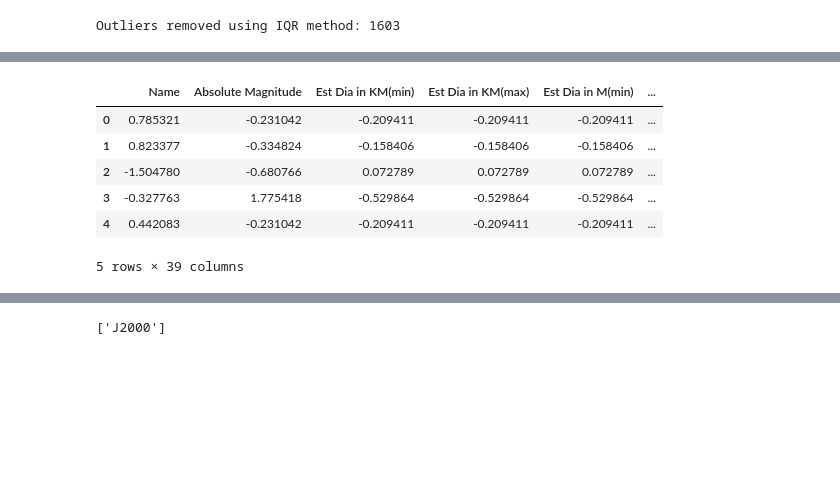
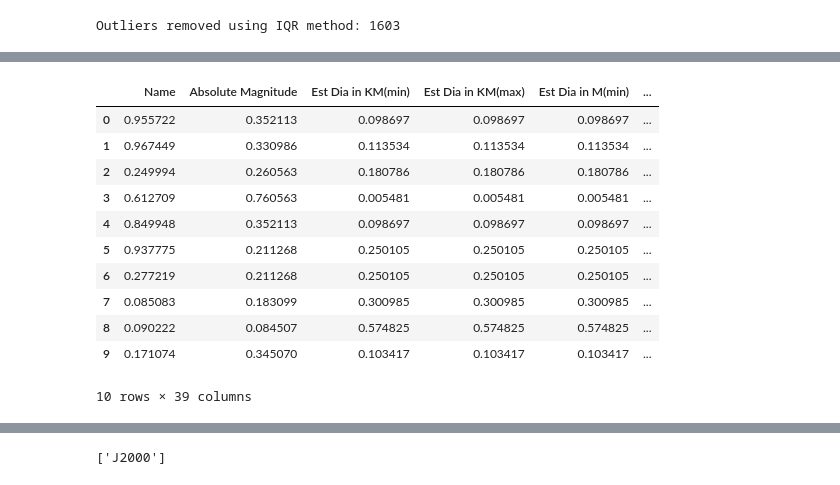
Before and after one commit to PriyanshuRao-code/AI-Lab-Project, a Jupyter notebook: team_24_data_preprocessing.ipynb, the cells around one changed output, grey strips where cells are left out. Drawn from its saved outputs; the diff is of its cells as text; code cells hidden in the pictures; blank space fills up the shorter version.

```diff
--- a/team_24_data_preprocessing.ipynb
+++ b/team_24_data_preprocessing.ipynb
@@ -104,7 +106,13 @@ Outliers removed using IQR method: 1603
 # %%
 from scipy.stats import zscore
 
-z_scores = df.select_dtypes(include=['number']).apply(zscore)
-df_z = df[(z_scores.abs() < 3).all(axis=1)]
-print("Outliers removed using IQR method:", df.shape[0] - df_z.shape[0])
+def remove_outliers_zscore(df_numeric):
+
+    z_scores = df_numeric.apply(zscore)  # Compute Z-scores for all numeric columns
+    df_z = df_numeric[(z_scores.abs() < 3).all(axis=1)]  # Remove rows with Z-score > 3 in any column
+
+    return df_z
+
+df_z = remove_outliers_zscore(df_numeric)
+print("Outliers removed using Z-score method:", df_numeric.shape[0] - df_z.shape[0])
 # %% [output]
@@ -148,15 +192,27 @@ df_minmax.head()
+# %%
+df_minmax_z = normalize_minmax(df_reduced_z,df_non_numeric)
+df_minmax_z.head(10)
+# %% [output]
+|  | Name | Absolute Magnitude | Est Dia in KM(min) | Est Dia in KM(max) | Est Dia in M(min) | ... |
+| 0 | 0.955722 | 0.352113 | 0.098697 | 0.098697 | 0.098697 | ... |
+| 1 | 0.967449 | 0.330986 | 0.113534 | 0.113534 | 0.113534 | ... |
+| 2 | 0.249994 | 0.260563 | 0.180786 | 0.180786 | 0.180786 | ... |
+| 3 | 0.612709 | 0.760563 | 0.005481 | 0.005481 | 0.005481 | ... |
+| 4 | 0.849948 | 0.352113 | 0.098697 | 0.098697 | 0.098697 | ... |
+| 5 | 0.937775 | 0.211268 | 0.250105 | 0.250105 | 0.250105 | ... |
+| 6 | 0.277219 | 0.211268 | 0.250105 | 0.250105 | 0.250105 | ... |
+| 7 | 0.085083 | 0.183099 | 0.300985 | 0.300985 | 0.300985 | ... |
+| 8 | 0.090222 | 0.084507 | 0.574825 | 0.574825 | 0.574825 | ... |
+| 9 | 0.171074 | 0.345070 | 0.103417 | 0.103417 | 0.103417 | ... |
+10 rows × 39 columns
 # %%
 from sklearn.preprocessing import StandardScaler
 
-scaler = StandardScaler()
-df_standard = pd.DataFrame(scaler.fit_transform(df_numeric), columns=df_numeric.columns)
-df_standard = pd.concat([df_standard, df_non_numeric.reset_index(drop=True)], axis=1)
-df_standard.head()
+def standardize_data(df_reduced,df_non_numeric):
+    df_numeric = df_reduced.select_dtypes(include=['number'])
+
+    scaler = StandardScaler()
+    df_standard = pd.DataFrame(scaler.fit_transform(df_numeric), columns=df_numeric.columns)
+    df_standard = pd.concat([df_standard, df_non_numeric.reset_index(drop=True)], axis=1)
+
+    return df_standard
-# %% [output]
-|  | Name | Absolute Magnitude | Est Dia in KM(min) | Est Dia in KM(max) | Est Dia in M(min) | ... |
-| 0 | 0.785321 | -0.231042 | -0.209411 | -0.209411 | -0.209411 | ... |
-| 1 | 0.823377 | -0.334824 | -0.158406 | -0.158406 | -0.158406 | ... |
-| 2 | -1.504780 | -0.680766 | 0.072789 | 0.072789 | 0.072789 | ... |
-| 3 | -0.327763 | 1.775418 | -0.529864 | -0.529864 | -0.529864 | ... |
-| 4 | 0.442083 | -0.231042 | -0.209411 | -0.209411 | -0.209411 | ... |
-5 rows × 39 columns
```
Also changed, not shown: parts of 36 cells of this notebook.
